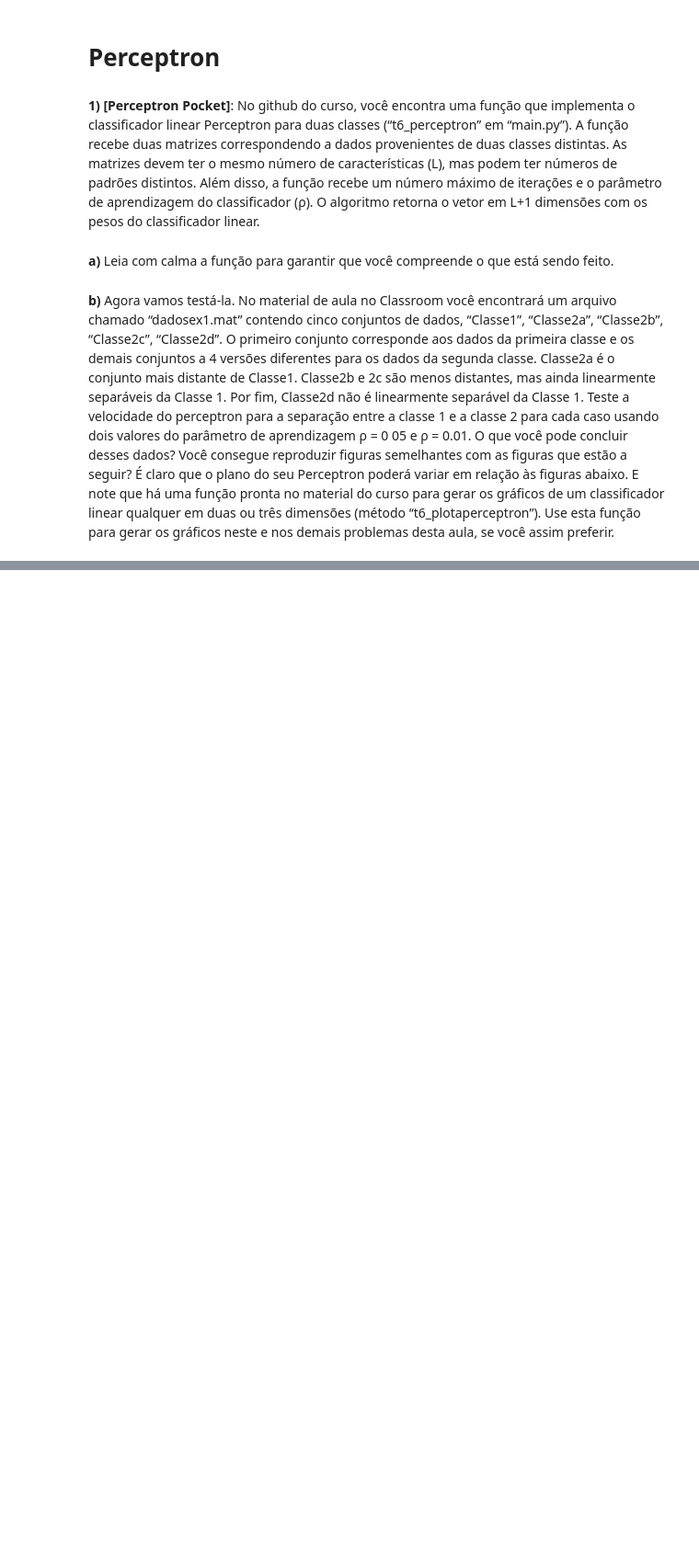
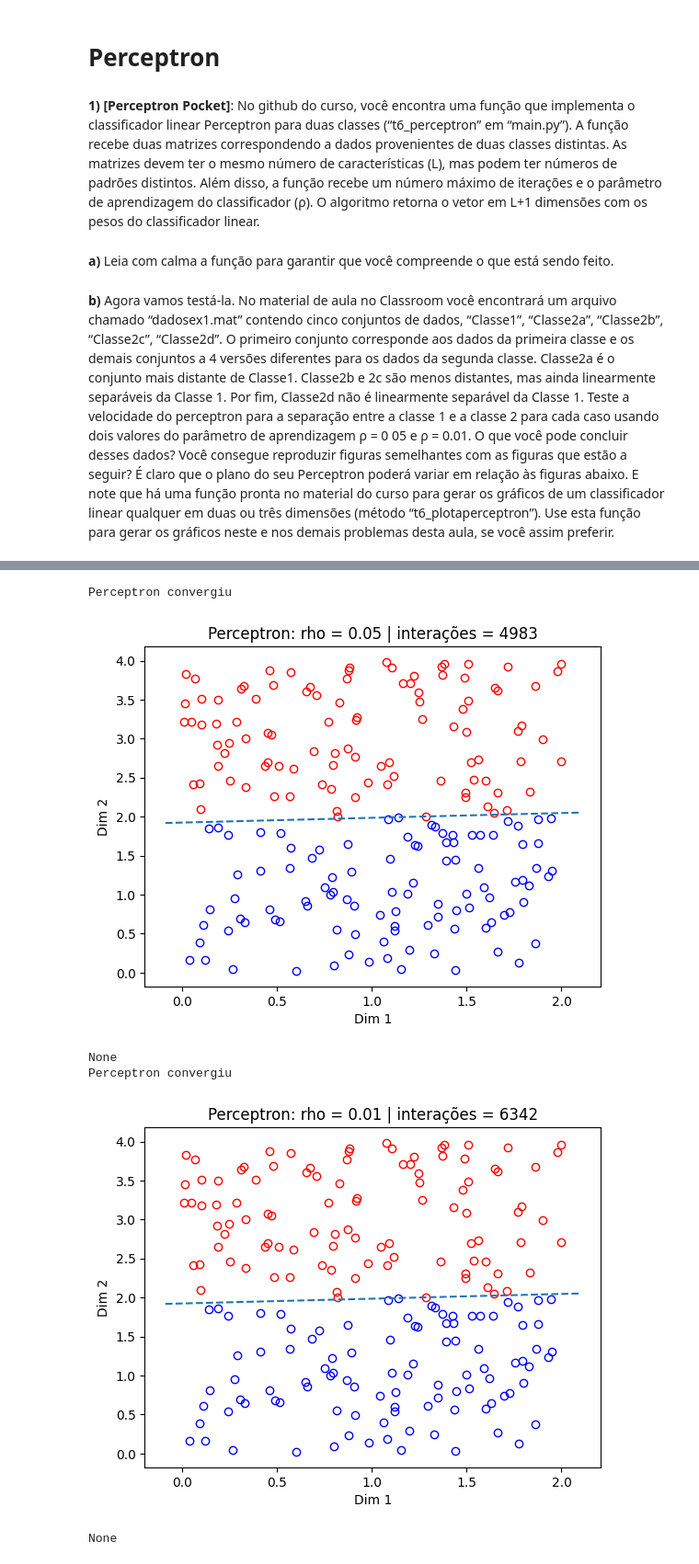
Before and after one commit to gsfreitas/engenharia-medica, a Jupyter notebook: atividade_pratica_7.ipynb, the cells around one changed output, grey strips where cells are left out. Shown: that part at 92% size. Saved outputs shown, nothing was run; the diff lists cells and outputs as text; code cells hidden in the pictures; blank space fills up the shorter version.

```diff
--- a/atividade_pratica_7.ipynb
+++ b/atividade_pratica_7.ipynb
@@ -172,0 +191,15 @@ Perceptron convergiu
+# %%
+# aplicacao do perceptron entre a classe 1 e variantes da classe 2
+# testando com rho 0.05 e 0.01
+
+rho = [0.05, 0.01]
+for index in range(len(rho)):
+  ws_12c, hs_12c, t_12c = t6_perceptron(class_1, class_2c, rho=rho[index],maxsteps=10000)
+  print(t6_plotaperceptron(class_1, class_2c, ws_12c, f"Perceptron: rho = {rho[index]} | interações = {t_12c}", angulo=(-140, 40)))
+# %% [output]
+Perceptron convergiu
+[figure, added]
+None
+Perceptron convergiu
+[figure, added]
+None
```
Also changed, not shown: parts of 7 cells of this notebook.
